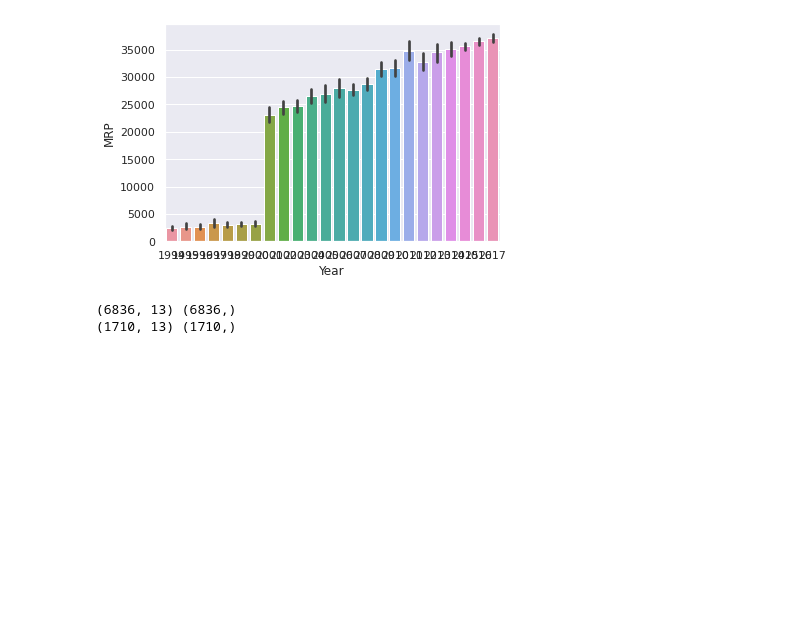
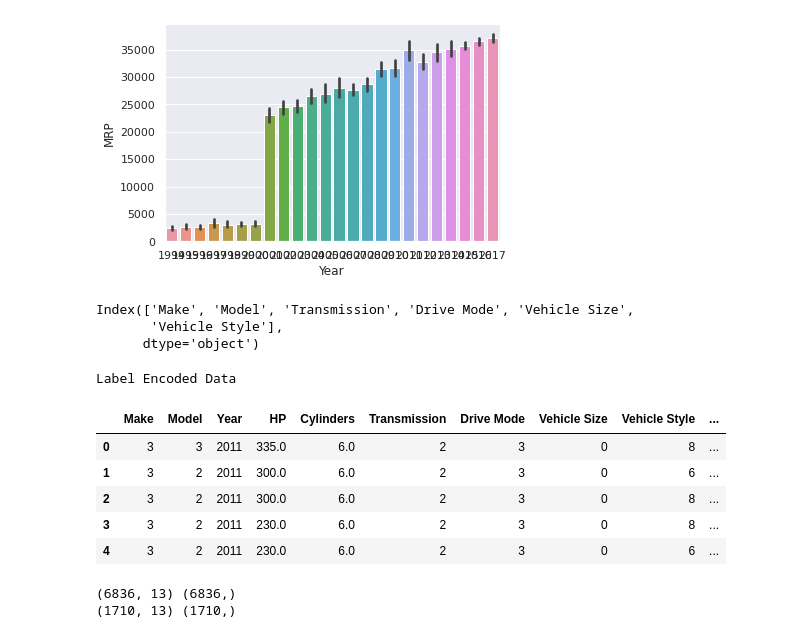
Before and after one commit to devkhetan/ML-Internship, a Jupyter notebook: ML_Internship_Project(B)_.ipynb, the cells around one changed output. Drawn from its saved outputs; the diff is of its cells as text; code cells hidden in the pictures; blank space fills up the shorter version.

```diff
--- a/ML_Internship_Project(B)_.ipynb
+++ b/ML_Internship_Project(B)_.ipynb
@@ -317,6 +317,29 @@ sns.barplot(df['Year'],df['MRP'])
 # %% [output]
 <matplotlib.axes._subplots.AxesSubplot at 0x...>
 [figure]
+# %%
+dcc = df.select_dtypes(exclude=[np.number]).columns
+dcc
+# %% [output]
+Index(['Make', 'Model', 'Transmission', 'Drive Mode', 'Vehicle Size',
+       'Vehicle Style'],
+      dtype='object')
+# %%
+from sklearn.preprocessing import LabelEncoder
+#Creating the object instance
+label_enc = LabelEncoder()
+for i in dcc:
+  df[i] = label_enc.fit_transform(df[i])
+print('Label Encoded Data')
+df.head()
+# %% [output]
+Label Encoded Data
+|  | Make | Model | Year | HP | Cylinders | Transmission | Drive Mode | Vehicle Size | Vehicle Style | ... |
+| 0 | 3 | 3 | 2011 | 335.0 | 6.0 | 2 | 3 | 0 | 8 | ... |
+| 1 | 3 | 2 | 2011 | 300.0 | 6.0 | 2 | 3 | 0 | 6 | ... |
+| 2 | 3 | 2 | 2011 | 300.0 | 6.0 | 2 | 3 | 0 | 8 | ... |
+| 3 | 3 | 2 | 2011 | 230.0 | 6.0 | 2 | 3 | 0 | 8 | ... |
+| 4 | 3 | 2 | 2011 | 230.0 | 6.0 | 2 | 3 | 0 | 6 | ... |
 # %%
 y = df['MRP']
 # %%
```
Also changed, not shown: parts of 4 cells of this notebook.
